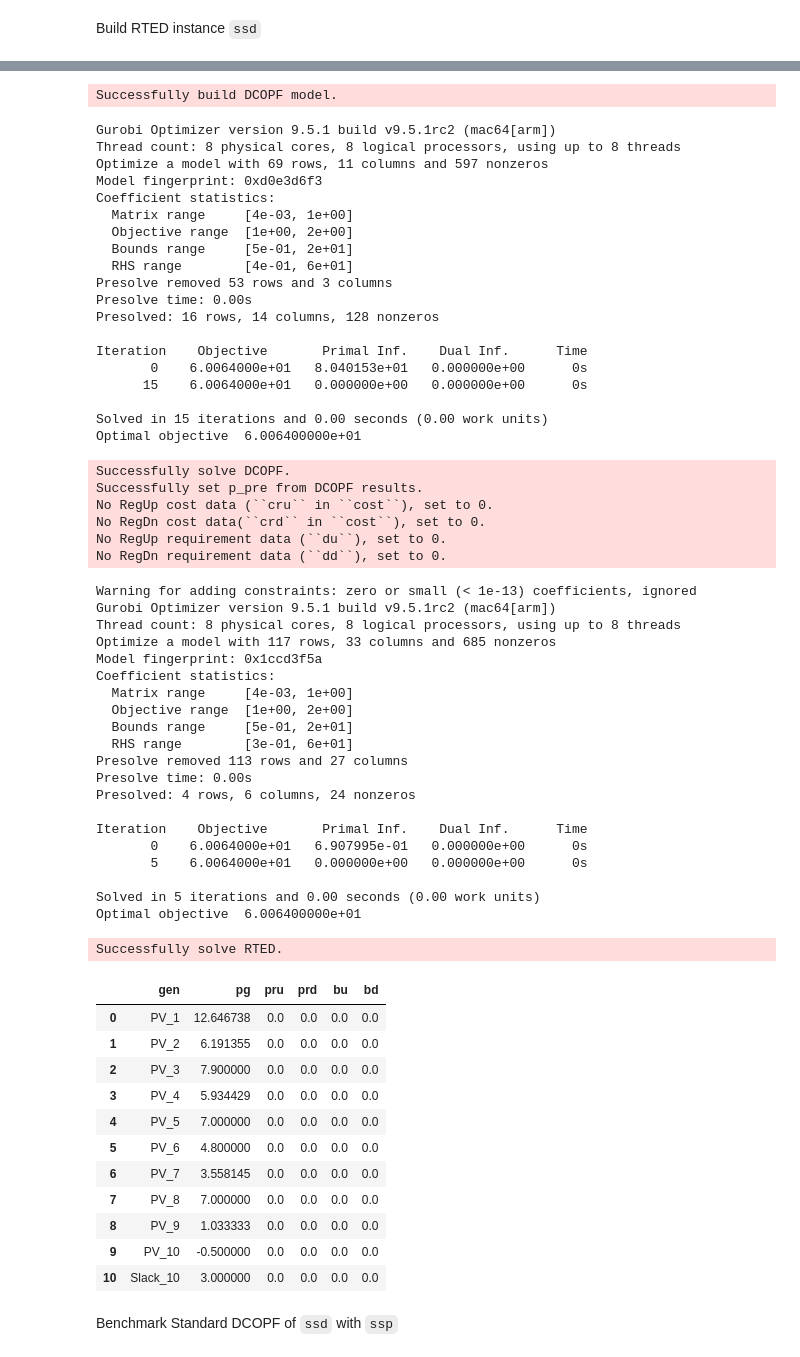
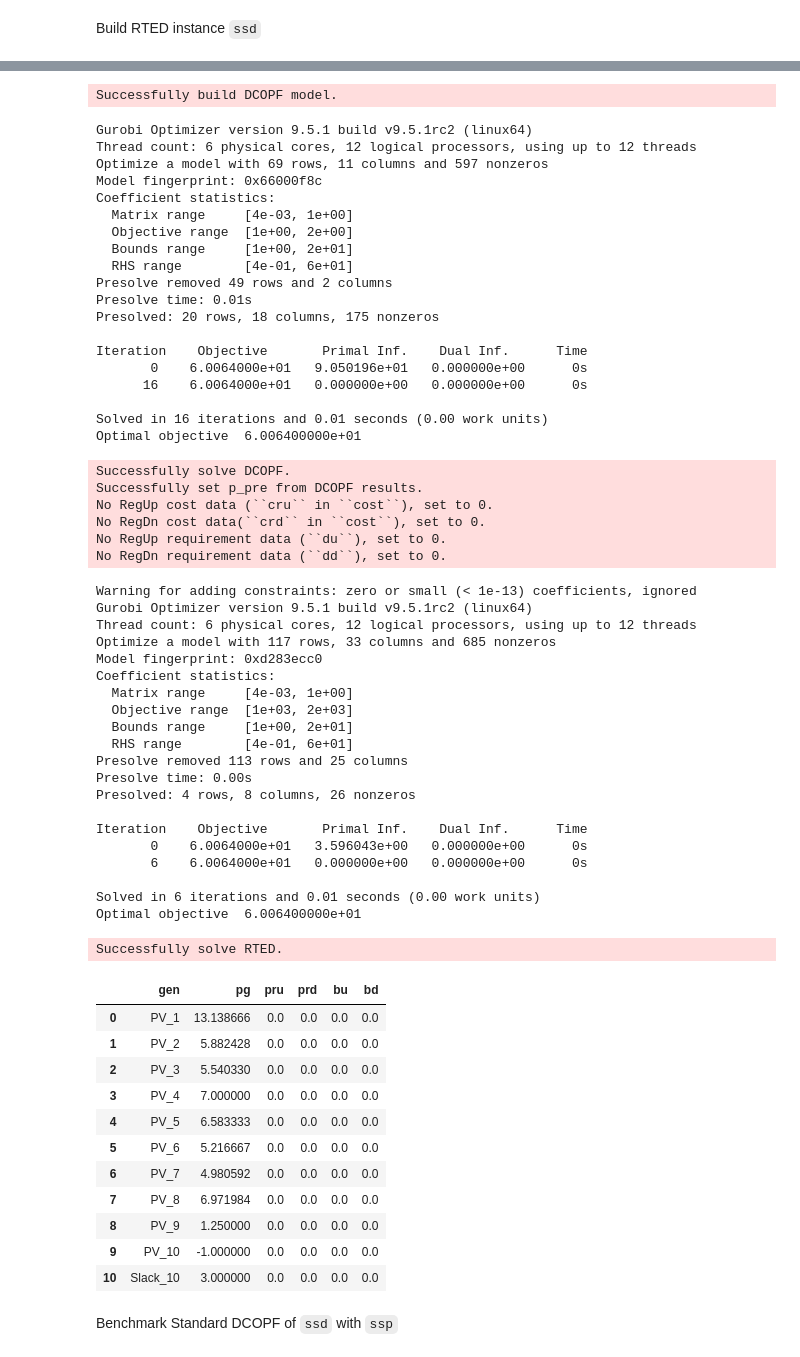
Before and after one commit to shebuxin/andes, a Jupyter notebook: jwang/notes2/co-sim_ieee39.ipynb, the cells around one changed output, grey strips where cells are left out. Drawn from its saved outputs; the diff is of its cells as text; code cells hidden in the pictures.

```diff
--- a/jwang/notes2/co-sim_ieee39.ipynb
+++ b/jwang/notes2/co-sim_ieee39.ipynb
@@ -74,4 +74,8 @@ ssa = andes.load(case,
                  setup=True,
                  no_output=True,
                  default_config=False)
+ss0 = andes.load(case,
+                 setup=True,
+                 no_output=True,
+                 default_config=False)
 # %% [output]
@@ -192,8 +203,8 @@ ssp.gen
 # %% [markdown]
 Build RTED instance ``ssd``
 # %%
-ssd = rted2()
-ssd.from_andes(ssa)
+ssd = rted3()
+ssd.from_andes(ss0)
 
 # set EV generator as uncontrollable
 ssd.gen.ctrl.iloc[9] = 0
@@ -202,8 +213,9 @@ ssd.gen.ctrl.iloc[9] = 0
 ssd.def_type2(['PV_10'], [0], [0])
 
 # set ramp5
-ramp_hour = [240, 240, 120, 100, 140, 60, 68, 44, 40, 999, 360]
-ssd.gen.ramp5 = np.array(ramp_hour) / 12 / ssd.mva
+# ramp_hour = [999, 999, 999, 999, 999, 999, 999, 999, 999, 999, 999]
+ramp_hour = [80, 80, 80, 50, 50, 50, 30, 30, 30, 999, 30]
+ssd.gen.ramp5 = np.array(ramp_hour) * 10 / 12 / ssd.mva
 
 # set cost
 ssd.cost.c1 = linearcost
@@ -235,64 +247,64 @@ Converged in 5 iterations in 0.0031 seconds.
 Power flow results are consistent. Conversion is successful.
 GSF is consistent.
 Warning for adding constraints: zero or small (< 1e-13) coefficients, ignored
 Successfully build DCOPF model.
-Gurobi Optimizer version 9.5.1 build v9.5.1rc2 (mac64[arm])
-Thread count: 8 physical cores, 8 logical processors, using up to 8 threads
+Gurobi Optimizer version 9.5.1 build v9.5.1rc2 (linux64)
+Thread count: 6 physical cores, 12 logical processors, using up to 12 threads
 Optimize a model with 69 rows, 11 columns and 597 nonzeros
-Model fingerprint: 0xd0e3d6f3
+Model fingerprint: 0x66000f8c
 Coefficient statistics:
   Matrix range     [4e-03, 1e+00]
   Objective range  [1e+00, 2e+00]
-  Bounds range     [5e-01, 2e+01]
+  Bounds range     [1e+00, 2e+01]
   RHS range        [4e-01, 6e+01]
-Presolve removed 53 rows and 3 columns
-Presolve time: 0.00s
-Presolved: 16 rows, 14 columns, 128 nonzeros
+Presolve removed 49 rows and 2 columns
+Presolve time: 0.01s
+Presolved: 20 rows, 18 columns, 175 nonzeros
 
 Iteration    Objective       Primal Inf.    Dual Inf.      Time
-       0    6.0064000e+01   8.040153e+01   0.000000e+00      0s
-      15    6.0064000e+01   0.000000e+00   0.000000e+00      0s
+       0    6.0064000e+01   9.050196e+01   0.000000e+00      0s
+      16    6.0064000e+01   0.000000e+00   0.000000e+00      0s
 
-Solved in 15 iterations and 0.00 seconds (0.00 work units)
+Solved in 16 iterations and 0.01 seconds (0.00 work units)
 Optimal objective  6.006400000e+01
 Successfully solve DCOPF.
 Successfully set p_pre from DCOPF results.
 No RegUp cost data (``cru`` in ``cost``), set to 0.
 No RegDn cost data(``crd`` in ``cost``), set to 0.
 No RegUp requirement data (``du``), set to 0.
 No RegDn requirement data (``dd``), set to 0.
 Warning for adding constraints: zero or small (< 1e-13) coefficients, ignored
-Gurobi Optimizer version 9.5.1 build v9.5.1rc2 (mac64[arm])
-Thread count: 8 physical cores, 8 logical processors, using up to 8 threads
+Gurobi Optimizer version 9.5.1 build v9.5.1rc2 (linux64)
+Thread count: 6 physical cores, 12 logical processors, using up to 12 threads
 Optimize a model with 117 rows, 33 columns and 685 nonzeros
-Model fingerprint: 0x1ccd3f5a
+Model fingerprint: 0xd283ecc0
 Coefficient statistics:
   Matrix range     [4e-03, 1e+00]
-  Objective range  [1e+00, 2e+00]
-  Bounds range     [5e-01, 2e+01]
-  RHS range        [3e-01, 6e+01]
-Presolve removed 113 rows and 27 columns
+  Objective range  [1e+03, 2e+03]
+  Bounds range     [1e+00, 2e+01]
+  RHS range        [4e-01, 6e+01]
+Presolve removed 113 rows and 25 columns
 Presolve time: 0.00s
-Presolved: 4 rows, 6 columns, 24 nonzeros
+Presolved: 4 rows, 8 columns, 26 nonzeros
 
 Iteration    Objective       Primal Inf.    Dual Inf.      Time
-       0    6.0064000e+01   6.907995e-01   0.000000e+00      0s
-       5    6.0064000e+01   0.000000e+00   0.000000e+00      0s
+       0    6.0064000e+01   3.596043e+00   0.000000e+00      0s
+       6    6.0064000e+01   0.000000e+00   0.000000e+00      0s
 
-Solved in 5 iterations and 0.00 seconds (0.00 work units)
+Solved in 6 iterations and 0.01 seconds (0.00 work units)
 Optimal objective  6.006400000e+01
 Successfully solve RTED.
 |  | gen | pg | pru | prd | bu | bd |
-| 0 | PV_1 | 12.646738 | 0.0 | 0.0 | 0.0 | 0.0 |
-| 1 | PV_2 | 6.191355 | 0.0 | 0.0 | 0.0 | 0.0 |
-| 2 | PV_3 | 7.900000 | 0.0 | 0.0 | 0.0 | 0.0 |
-| 3 | PV_4 | 5.934429 | 0.0 | 0.0 | 0.0 | 0.0 |
-| 4 | PV_5 | 7.000000 | 0.0 | 0.0 | 0.0 | 0.0 |
-| 5 | PV_6 | 4.800000 | 0.0 | 0.0 | 0.0 | 0.0 |
-| 6 | PV_7 | 3.558145 | 0.0 | 0.0 | 0.0 | 0.0 |
-| 7 | PV_8 | 7.000000 | 0.0 | 0.0 | 0.0 | 0.0 |
-| 8 | PV_9 | 1.033333 | 0.0 | 0.0 | 0.0 | 0.0 |
-| 9 | PV_10 | -0.500000 | 0.0 | 0.0 | 0.0 | 0.0 |
+| 0 | PV_1 | 13.138666 | 0.0 | 0.0 | 0.0 | 0.0 |
+| 1 | PV_2 | 5.882428 | 0.0 | 0.0 | 0.0 | 0.0 |
+| 2 | PV_3 | 5.540330 | 0.0 | 0.0 | 0.0 | 0.0 |
+| 3 | PV_4 | 7.000000 | 0.0 | 0.0 | 0.0 | 0.0 |
+| 4 | PV_5 | 6.583333 | 0.0 | 0.0 | 0.0 | 0.0 |
+| 5 | PV_6 | 5.216667 | 0.0 | 0.0 | 0.0 | 0.0 |
+| 6 | PV_7 | 4.980592 | 0.0 | 0.0 | 0.0 | 0.0 |
+| 7 | PV_8 | 6.971984 | 0.0 | 0.0 | 0.0 | 0.0 |
+| 8 | PV_9 | 1.250000 | 0.0 | 0.0 | 0.0 | 0.0 |
+| 9 | PV_10 | -1.000000 | 0.0 | 0.0 | 0.0 | 0.0 |
 | 10 | Slack_10 | 3.000000 | 0.0 | 0.0 | 0.0 | 0.0 |
 # %% [markdown]
 Benchmark Standard DCOPF of ``ssd`` with ``ssp``
```
Also changed, not shown: parts of 19 cells of this notebook, 2 other files.
